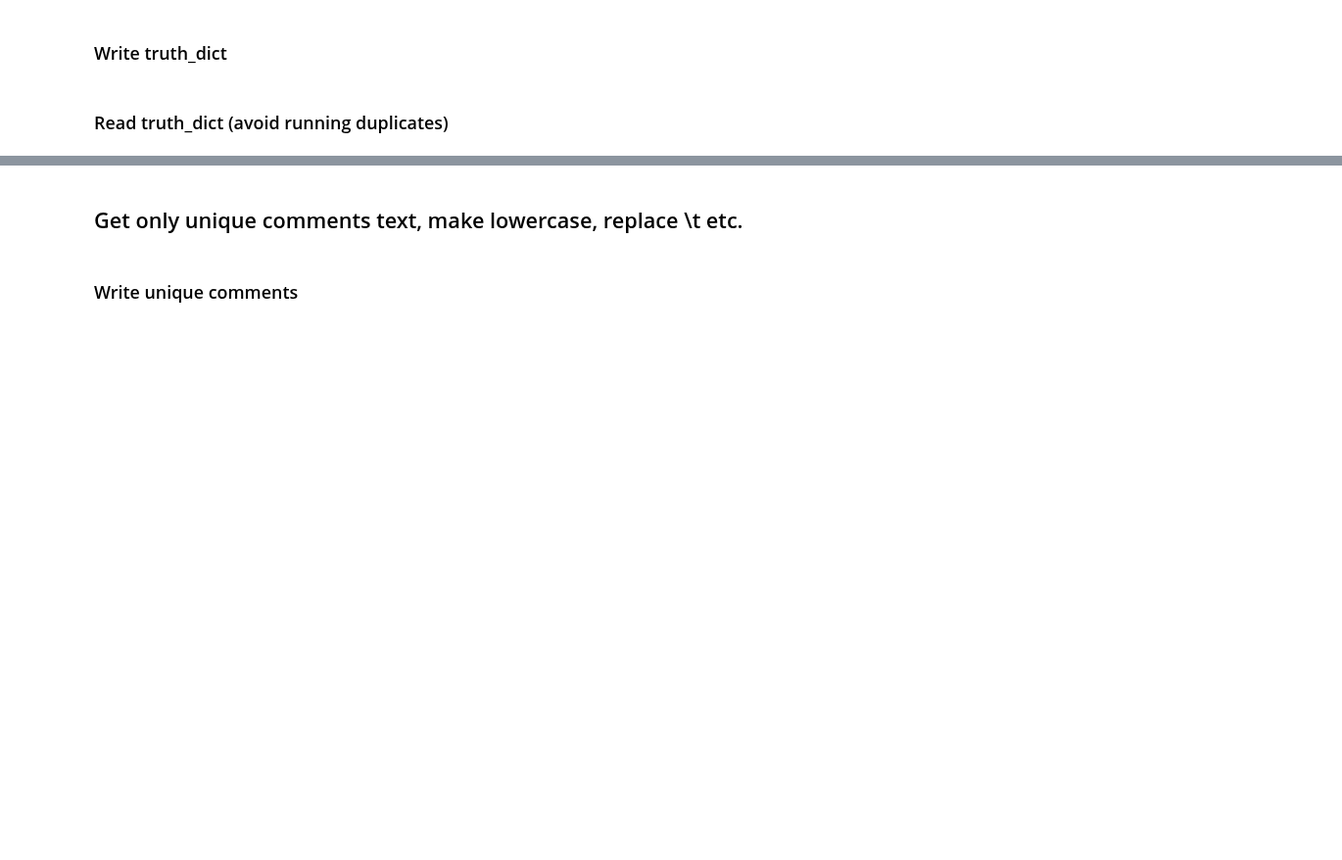
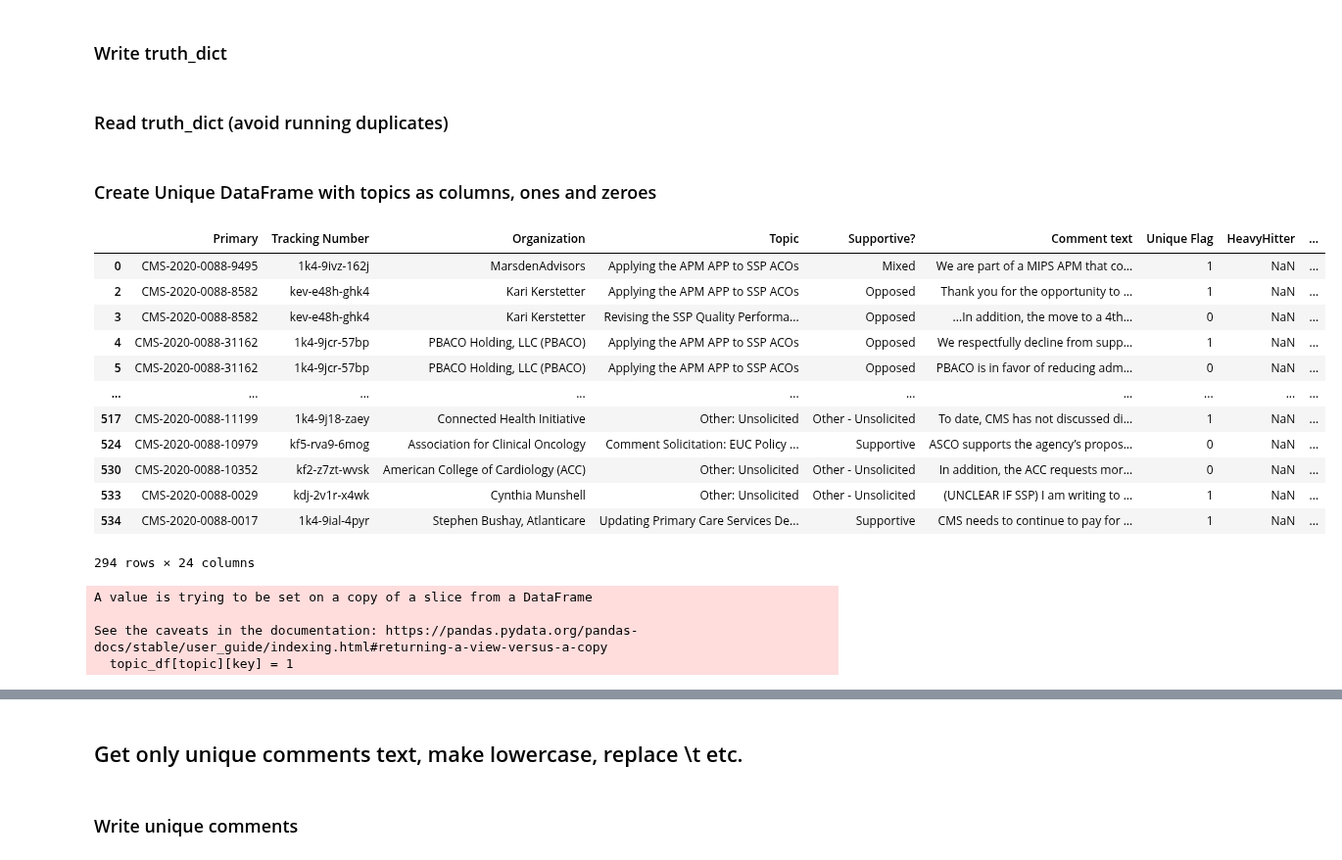
Before and after one commit to milanderson/LMI-Capstone-2020, a Jupyter notebook: 2020/metadata_2020.ipynb, the cells around one changed output, grey strips where cells are left out. Shown at 98% size. Cells and saved outputs as stored; diff of their text form; code cells hidden in the pictures; blank space fills up the shorter version.

```diff
--- a/2020/metadata_2020.ipynb
+++ b/2020/metadata_2020.ipynb
@@ -345,0 +366,2 @@ for i, dup in enumerate(duplicates):
+# %%
+unique_comments2020 = {key:value for key, value in excel2020.items() if key not in tb_deleted}
@@ -350,7 +376,10 @@ dup_topics = {}
 for dup_list in duplicates: #iterate through the duplicate lists
     topic_list = []
     for dup in dup_list: #iterate through the comments
-        topic_list.append(data.loc[data["comment_id"] == dup, 'Topic'].item()) #find topic for that comment
+        topic_list.append(data.loc[data["comment_id"]==dup, 'Topic'].iloc[0]) #find topic for that comment
     dup_topics[int(dup)] = list(set(topic_list)) #choose last comment in list, map it to only unique topics in that duplicates list
+unique_only = [idx for idx in unique_comments2020.keys() if idx not in dup_topics.keys()]
+for unique in unique_only:
+    dup_topics[int(unique)] = [data.loc[data['comment_id']==unique, 'Topic'].iloc[0]]
 # %%
 truth_dict = dict(sorted(dup_topics.items()))
@@ -365,5 +398,40 @@ f.close()
 ### Read truth_dict (avoid running duplicates)
 # %%
 with open('truth_dict2020.json') as f:
-    truth_dict = json.load(f, parse_int=int)
+    truth_dict = json.load(f)
     truth_dict = {int(key):value for key, value in truth_dict.items()}
+# %% [markdown]
+### Create Unique DataFrame with topics as columns, ones and zeroes
+# %%
+all_unique_data = data.loc[data['comment_id'].isin(truth_dict.keys())]
+topics = list(all_unique_data.Topic.unique())
+# %%
+topic_df = all_unique_data.copy()
+for topic in topics:
+    topic_df[topic] = np.zeros(len(all_unique_data.Topic))
+topic_df
+# %% [output]
+|  | Primary | Tracking Number | Organization | Topic | Supportive? | Comment text | Unique Flag | HeavyHitter | ... |
+| 0 | CMS-2020-0088-9495 | 1k4-9ivz-162j | MarsdenAdvisors | Applying the APM APP to SSP ACOs | Mixed | We are part of a MIPS APM that co... | 1 | NaN | ... |
+| 2 | CMS-2020-0088-8582 | kev-e48h-ghk4 | Kari Kerstetter | Applying the APM APP to SSP ACOs | Opposed | Thank you for the opportunity to ... | 1 | NaN | ... |
+| 3 | CMS-2020-0088-8582 | kev-e48h-ghk4 | Kari Kerstetter | Revising the SSP Quality Performa... | Opposed | ...In addition, the move to a 4th... | 0 | NaN | ... |
+| 4 | CMS-2020-0088-31162 | 1k4-9jcr-57bp | PBACO Holding, LLC (PBACO) | Applying the APM APP to SSP ACOs | Opposed | We respectfully decline from supp... | 1 | NaN | ... |
+| 5 | CMS-2020-0088-31162 | 1k4-9jcr-57bp | PBACO Holding, LLC (PBACO) | Applying the APM APP to SSP ACOs | Opposed | PBACO is in favor of reducing adm... | 0 | NaN | ... |
+| ... | ... | ... | ... | ... | ... | ... | ... | ... | ... |
+| 517 | CMS-2020-0088-11199 | 1k4-9j18-zaey | Connected Health Initiative | Other: Unsolicited | Other - Unsolicited | To date, CMS has not discussed di... | 1 | NaN | ... |
+| 524 | CMS-2020-0088-10979 | kf5-rva9-6mog | Association for Clinical Oncology | Comment Solicitation: EUC Policy ... | Supportive | ASCO supports the agency’s propos... | 0 | NaN | ... |
+| 530 | CMS-2020-0088-10352 | kf2-z7zt-wvsk | American College of Cardiology (ACC) | Other: Unsolicited | Other - Unsolicited | In addition, the ACC requests mor... | 0 | NaN | ... |
+| 533 | CMS-2020-0088-0029 | kdj-2v1r-x4wk | Cynthia Munshell | Other: Unsolicited | Other - Unsolicited | (UNCLEAR IF SSP) I am writing to ... | 1 | NaN | ... |
+| 534 | CMS-2020-0088-0017 | 1k4-9ial-4pyr | Stephen Bushay, Atlanticare | Updating Primary Care Services De... | Supportive | CMS needs to continue to pay for ... | 1 | NaN | ... |
+294 rows × 24 columns
+# %%
+for key, value in truth_dict.items():
+    for topic in topics:
+        if topic in value:
+            topic_df[topic][key] = 1
+topic_df[topics] = topic_df[topics].astype(int)
+# %% [output]
+A value is trying to be set on a copy of a slice from a DataFrame
+
+See the caveats in the documentation: https://pandas.pydata.org/pandas-docs/stable/user_guide/indexing.html#returning-a-view-versus-a-copy
+  topic_df[topic][key] = 1
```
Also changed, not shown: parts of 35 cells of this notebook, 6 other files.
